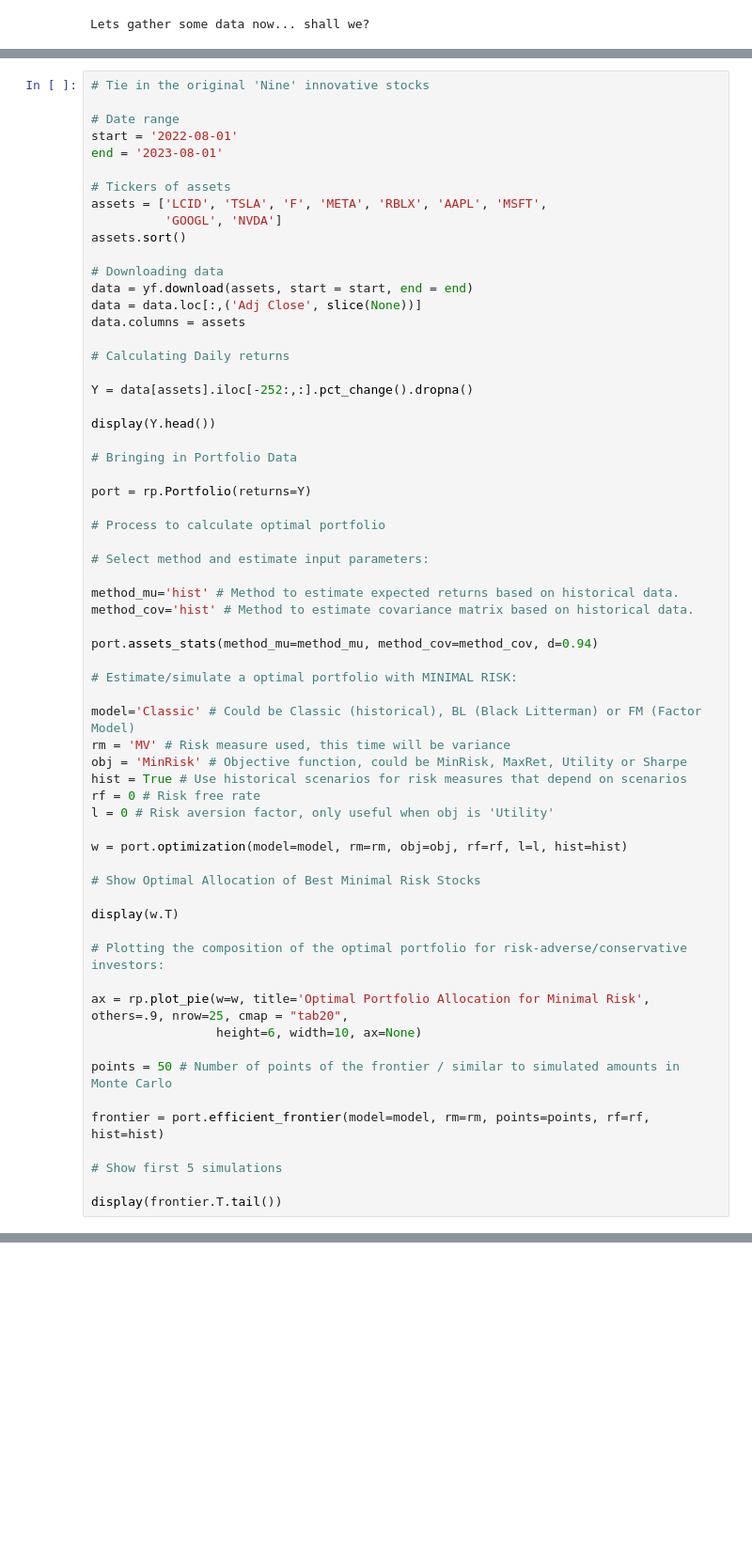
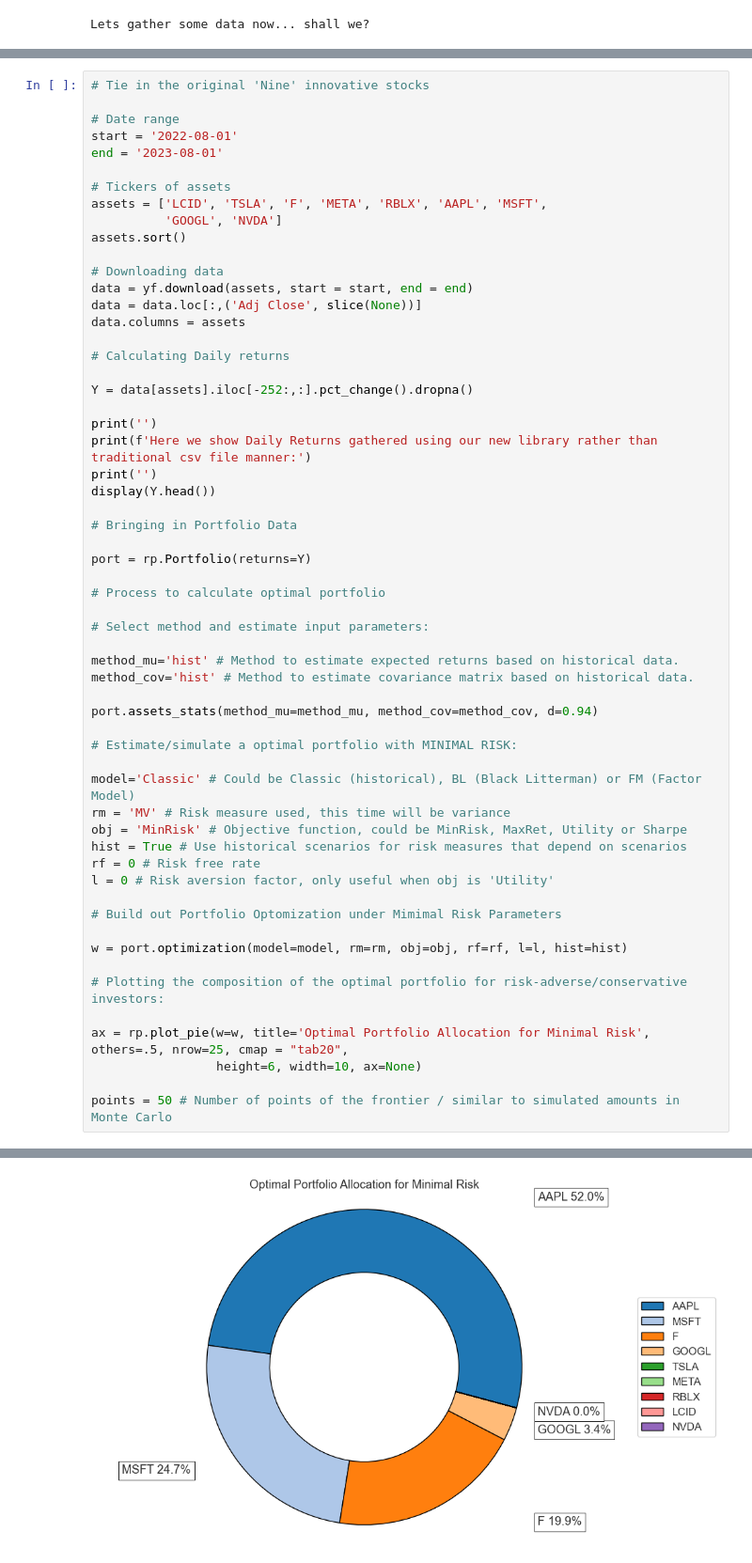
Before and after one commit to fintech-lex/innovest, a Jupyter notebook: InnoVest_Final_Demo.ipynb, the cells around one changed output, grey strips where cells are left out. Shown at 94% size. Drawn from its saved outputs; the diff is of its cells as text; blank space fills up the shorter version.

```diff
--- a/InnoVest_Final_Demo.ipynb
+++ b/InnoVest_Final_Demo.ipynb
@@ -167,6 +219,9 @@ data.columns = assets
 
 Y = data[assets].iloc[-252:,:].pct_change().dropna()
 
+print('')
+print(f'Here we show Daily Returns gathered using our new library rather than traditional csv file manner:')
+print('')
 display(Y.head())
 
 # Bringing in Portfolio Data
@@ -191,21 +246,14 @@ hist = True # Use historical scenarios for risk measures that depend on scenario
 rf = 0 # Risk free rate
 l = 0 # Risk aversion factor, only useful when obj is 'Utility'
 
+# Build out Portfolio Optomization under Mimimal Risk Parameters
+
 w = port.optimization(model=model, rm=rm, obj=obj, rf=rf, l=l, hist=hist)
-
-# Show Optimal Allocation of Best Minimal Risk Stocks
-
-display(w.T)
 
 # Plotting the composition of the optimal portfolio for risk-adverse/conservative investors:
 
-ax = rp.plot_pie(w=w, title='Optimal Portfolio Allocation for Minimal Risk', others=.9, nrow=25, cmap = "tab20",
+ax = rp.plot_pie(w=w, title='Optimal Portfolio Allocation for Minimal Risk', others=.5, nrow=25, cmap = "tab20",
                  height=6, width=10, ax=None)
 
 points = 50 # Number of points of the frontier / similar to simulated amounts in Monte Carlo
-
-frontier = port.efficient_frontier(model=model, rm=rm, points=points, rf=rf, hist=hist)
-
-# Show first 5 simulations
-
-display(frontier.T.tail())
+# %% [output]
@@ -211,0 +270 @@ display(frontier.T.tail())
+[figure, added]
```
Also changed, not shown: parts of 13 cells of this notebook, 2 other files.
